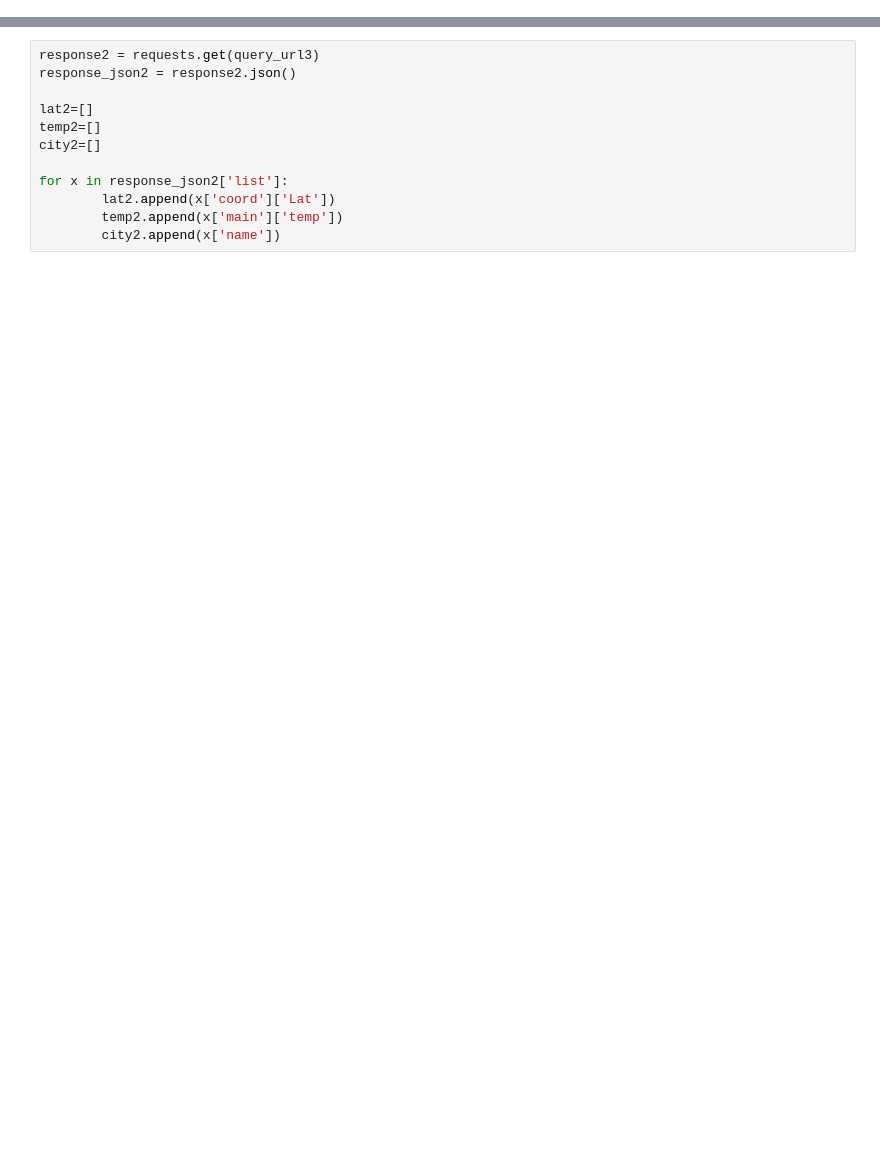
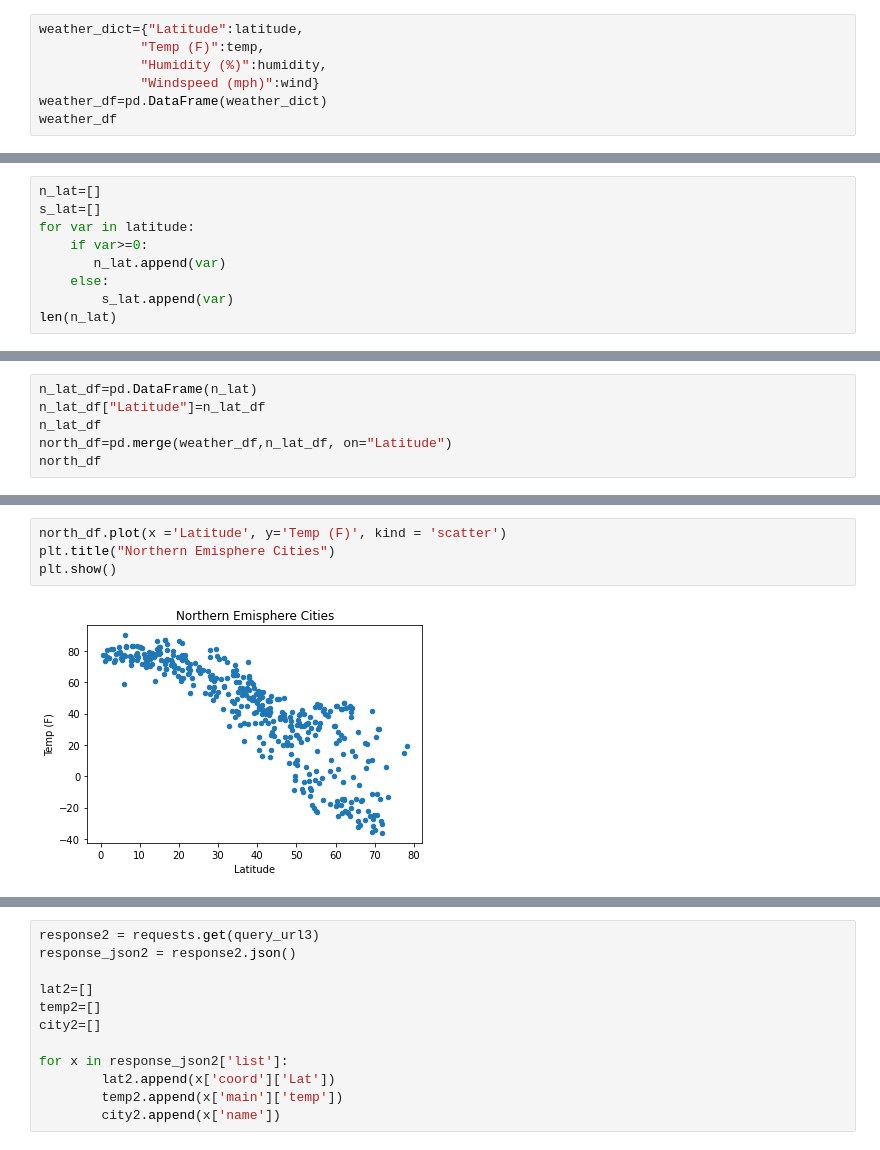
Before and after one commit to osie78/python-api-challenge, a Jupyter notebook: WeatherPy/weatherpy.ipynb, the cells around one changed output, grey strips where cells are left out. Saved outputs shown, nothing was run; the diff lists cells and outputs as text; blank space fills up the shorter version.

```diff
--- a/WeatherPy/weatherpy.ipynb
+++ b/WeatherPy/weatherpy.ipynb
@@ -15,0 +97,7 @@ units="imperial"
+# %%
+weather_dict={"Latitude":latitude,
+             "Temp (F)":temp,
+             "Humidity (%)":humidity,
+             "Windspeed (mph)":wind}
+weather_df=pd.DataFrame(weather_dict)
+weather_df
@@ -15,0 +150,9 @@ units="imperial"
+# %%
+n_lat=[]
+s_lat=[]
+for var in latitude:
+    if var>=0:
+       n_lat.append(var)
+    else:
+        s_lat.append(var)
+len(n_lat)
@@ -15,0 +161,6 @@ units="imperial"
+# %%
+n_lat_df=pd.DataFrame(n_lat)
+n_lat_df["Latitude"]=n_lat_df
+n_lat_df
+north_df=pd.merge(weather_df,n_lat_df, on="Latitude")
+north_df
@@ -15,0 +201,6 @@ units="imperial"
+# %%
+north_df.plot(x ='Latitude', y='Temp (F)', kind = 'scatter')
+plt.title("Northern Emisphere Cities")
+plt.show()
+# %% [output]
+[figure, added]
```
Also changed, not shown: parts of 21 cells of this notebook.
